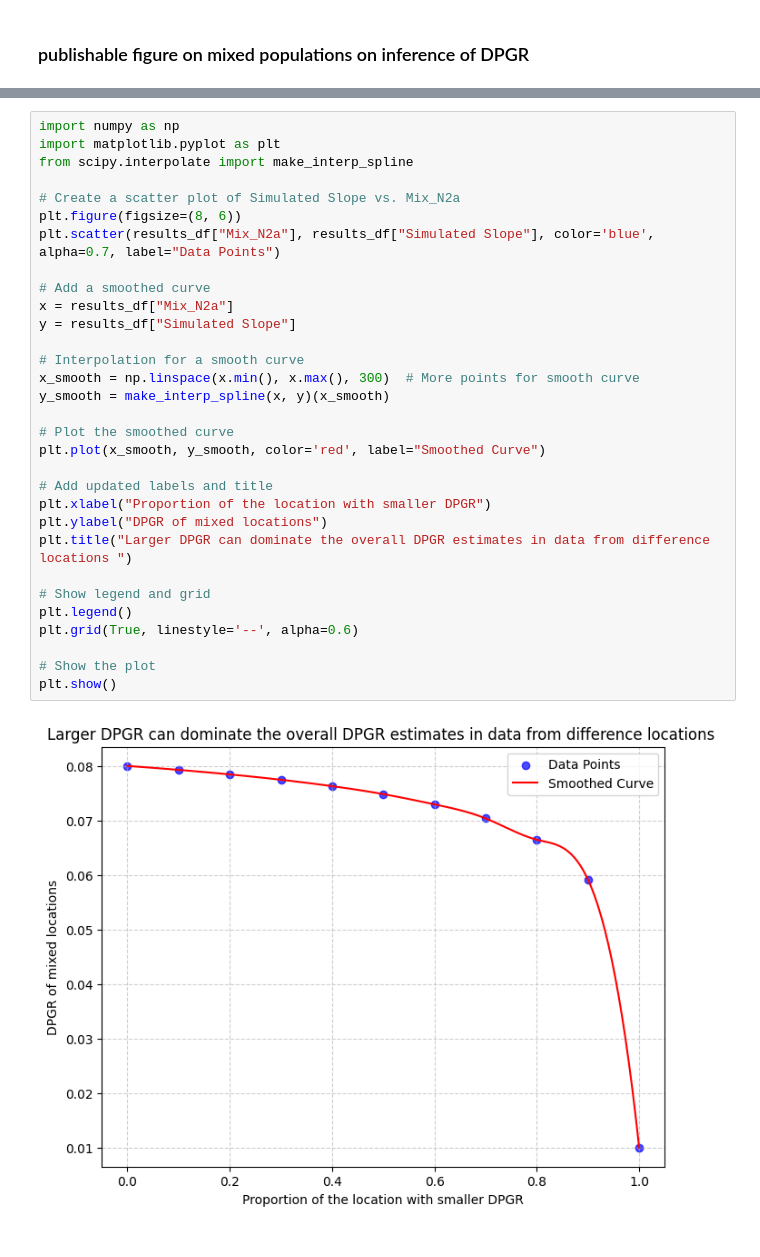
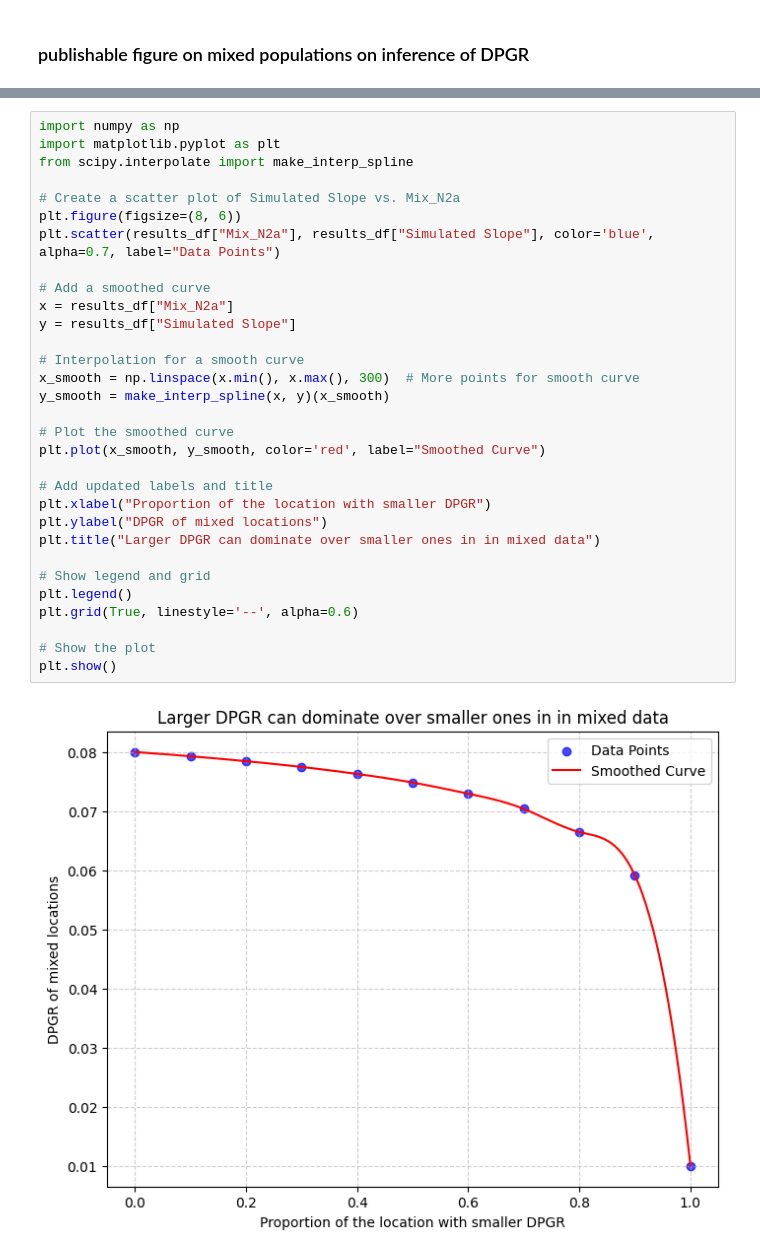
Before and after one commit to hongqin/DPGR_sandbox, a Jupyter notebook: DPGR_mixed_pop.ipynb, the cells around one changed output, grey strips where cells are left out. Drawn from its saved outputs; the diff is of its cells as text.

Commit message:
fix a grammar error in the figure title

```diff
--- a/DPGR_mixed_pop.ipynb
+++ b/DPGR_mixed_pop.ipynb
@@ -248,32 +246,32 @@ plt.show()
 import numpy as np
 import matplotlib.pyplot as plt
 from scipy.interpolate import make_interp_spline
 
 # Create a scatter plot of Simulated Slope vs. Mix_N2a
 plt.figure(figsize=(8, 6))
 plt.scatter(results_df["Mix_N2a"], results_df["Simulated Slope"], color='blue', alpha=0.7, label="Data Points")
 
 # Add a smoothed curve
 x = results_df["Mix_N2a"]
 y = results_df["Simulated Slope"]
 
 # Interpolation for a smooth curve
 x_smooth = np.linspace(x.min(), x.max(), 300)  # More points for smooth curve
 y_smooth = make_interp_spline(x, y)(x_smooth)
 
 # Plot the smoothed curve
 plt.plot(x_smooth, y_smooth, color='red', label="Smoothed Curve")
 
 # Add updated labels and title
 plt.xlabel("Proportion of the location with smaller DPGR")
 plt.ylabel("DPGR of mixed locations")
-plt.title("Larger DPGR can dominate the overall DPGR estimates in data from difference locations ")
+plt.title("Larger DPGR can dominate over smaller ones in in mixed data")
 
 # Show legend and grid
 plt.legend()
 plt.grid(True, linestyle='--', alpha=0.6)
 
 # Show the plot
 plt.show()
 # %% [output]
-[figure, old version]
+[figure, new version]
```
Also changed, not shown: parts of 2 cells of this notebook.
